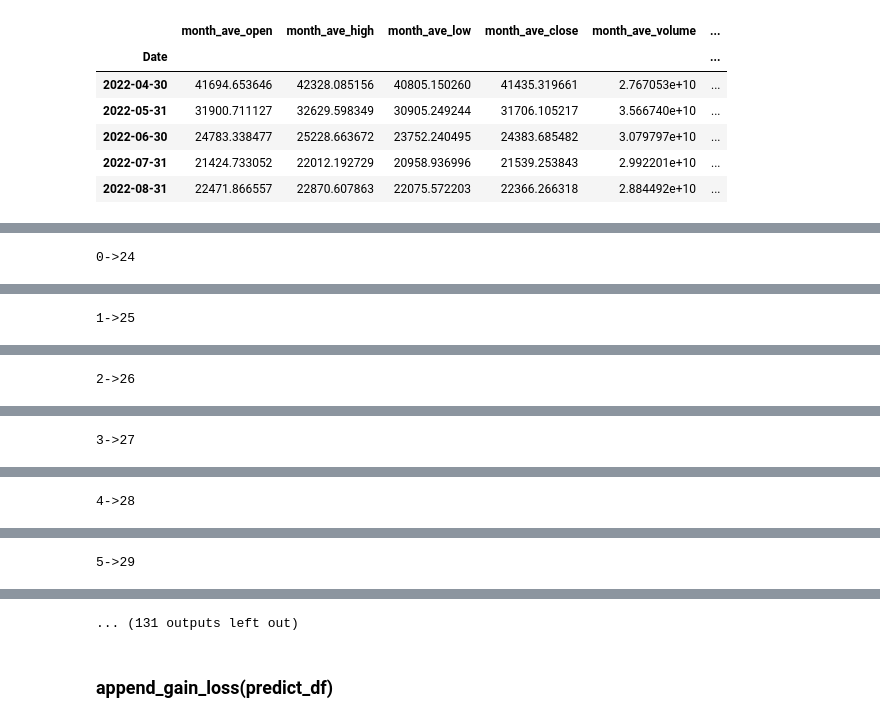
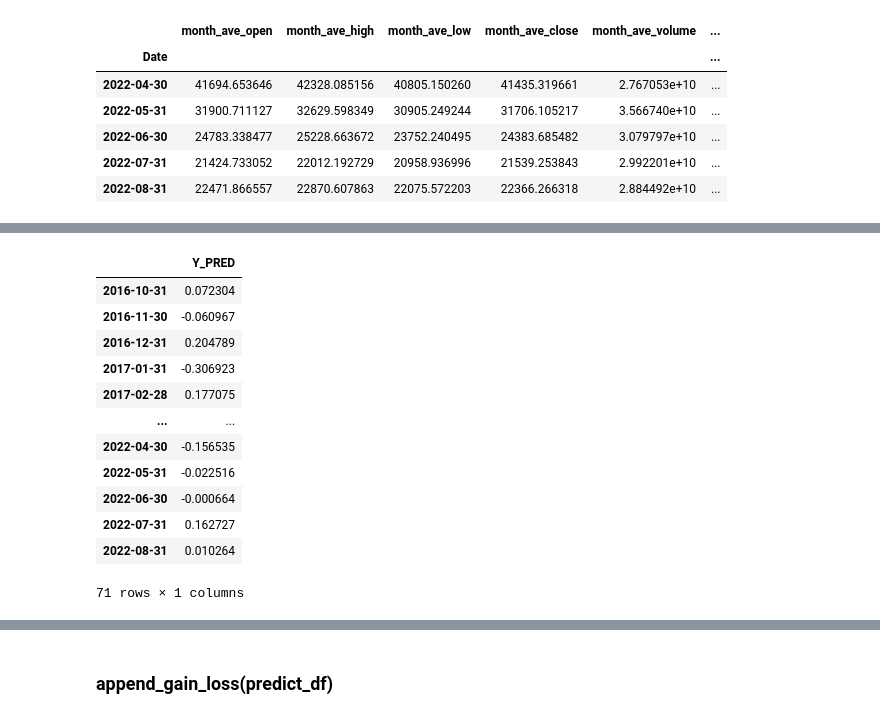
Before and after one commit to MahamadouNiakate/crypto_pred, a Jupyter notebook: notebooks/DBD_Crypto_Monthly_2.ipynb, the cells around one changed output, grey strips where cells are left out. Cells and saved outputs as stored; diff of their text form; code cells hidden in the pictures.

```diff
--- a/notebooks/DBD_Crypto_Monthly_2.ipynb
+++ b/notebooks/DBD_Crypto_Monthly_2.ipynb
@@ -361,12 +356,10 @@ month_close_df.tail()
 # %%
-# predict_df['gain_loss'] = predict_df['Close_shift'] - predict_df['Close']
-# predict_df
-def append_gain_loss(df):
-  # display(month_close_df.head())
+def append_gain_loss(df, debug=False):
+
   df = df.merge(month_close_df, how='left', left_index=True, right_index=True)
-  display(df.tail())
+  if debug:
+    display(df.tail())
 
-  # display(df.head())
   df['gain_loss'] = None
   for i in range(1, len(df)):
     df['gain_loss'][i] = df['month_close'][i] - df['month_close'][i-1]
@@ -591,31 +559,45 @@ btc_month_mean.tail()
 # %%
-window_size = 24
-predict_df = pd.DataFrame(columns=['Y_PRED'])
-btc_month_mean.shape
+# window_size = 24
+# predict_df = pd.DataFrame(columns=['Y_PRED'])
+# # btc_month_mean.shape
 
-for i in range(window_size, btc_month_mean.shape[0]+1):
-  print(f'{i-window_size}->{i}')
+# for i in range(window_size, btc_month_mean.shape[0]+1):
+#   print(f'{i-window_size}->{i}')
 
-  window_data = btc_month_mean[i-window_size:i]
-  display(window_data)
+#   window_data = btc_month_mean[i-window_size:i]
+#   display(window_data)
 
-  X = window_data.copy()[['month_ave_open', 'month_ave_high', 'month_ave_low', 'month_ave_close', 'month_ave_volume']]
+#   X = window_data.copy()[['month_ave_open', 'month_ave_high', 'month_ave_low', 'month_ave_close', 'month_ave_volume']]
 
-  X_train = X[:X.shape[0]-1]
-  X_pred = X[X.shape[0]-1:]
-  # print(f'X_pred: >>>{X[X.shape[0]-1:]}<<<::>>{X[X.shape[0]:]}<<')
+#   X_train = X[:X.shape[0]-1]
+#   X_pred = X[X.shape[0]-1:]
 
-  y = window_data['month_ave_close_shift_diff_percent']
-  y_train = y[:X.shape[0]-1]
+#   y = window_data['month_ave_close_shift_diff_percent']
+#   y_train = y[:X.shape[0]-1]
 
-  lr = LinearRegression()
-  lr.fit(X_train, y_train)
-  y_pred = lr.predict(X_pred)[0]
+#   lr = LinearRegression()
+#   lr.fit(X_train, y_train)
+#   y_pred = lr.predict(X_pred)[0]
 
-  y_pred_df = pd.DataFrame(data=[y_pred], columns=['Y_PRED'], index=[X_pred.index[0]])
-  predict_df = pd.concat([predict_df, pd.DataFrame(y_pred_df)], ignore_index=False)
+#   y_pred_df = pd.DataFrame(data=[y_pred], columns=['Y_PRED'], index=[X_pred.index[0]])
+#   predict_df = pd.concat([predict_df, pd.DataFrame(y_pred_df)], ignore_index=False)
 
-  # break
-predict_df.tail(20)
+#   # break
+# predict_df.tail(20)
+
+predict_df = calc_sliding_window(24, btc_month_mean, False)
+predict_df
 # %% [output]
+|  | Y_PRED |
+| 2016-10-31 | 0.072304 |
+| 2016-11-30 | -0.060967 |
+| 2016-12-31 | 0.204789 |
+| 2017-01-31 | -0.306923 |
+| 2017-02-28 | 0.177075 |
+| ... | ... |
+| 2022-04-30 | -0.156535 |
+| 2022-05-31 | -0.022516 |
+| 2022-06-30 | -0.000664 |
+| 2022-07-31 | 0.162727 |
+| 2022-08-31 | 0.010264 |
-0->24
+71 rows × 1 columns
@@ -640 +603,0 @@ predict_df.tail(20)
-1->25
@@ -659 +603,0 @@ predict_df.tail(20)
-2->26
@@ -678 +603,0 @@ predict_df.tail(20)
-3->27
@@ -697 +603,0 @@ predict_df.tail(20)
-4->28
@@ -716 +603,0 @@ predict_df.tail(20)
-5->29
@@ -735,4 +604,3 @@ predict_df.tail(20)
-... (131 outputs left out)
 # %% [markdown]
 ### append_gain_loss(predict_df)
 # %%
```
Also changed, not shown: parts of 29 cells of this notebook.
